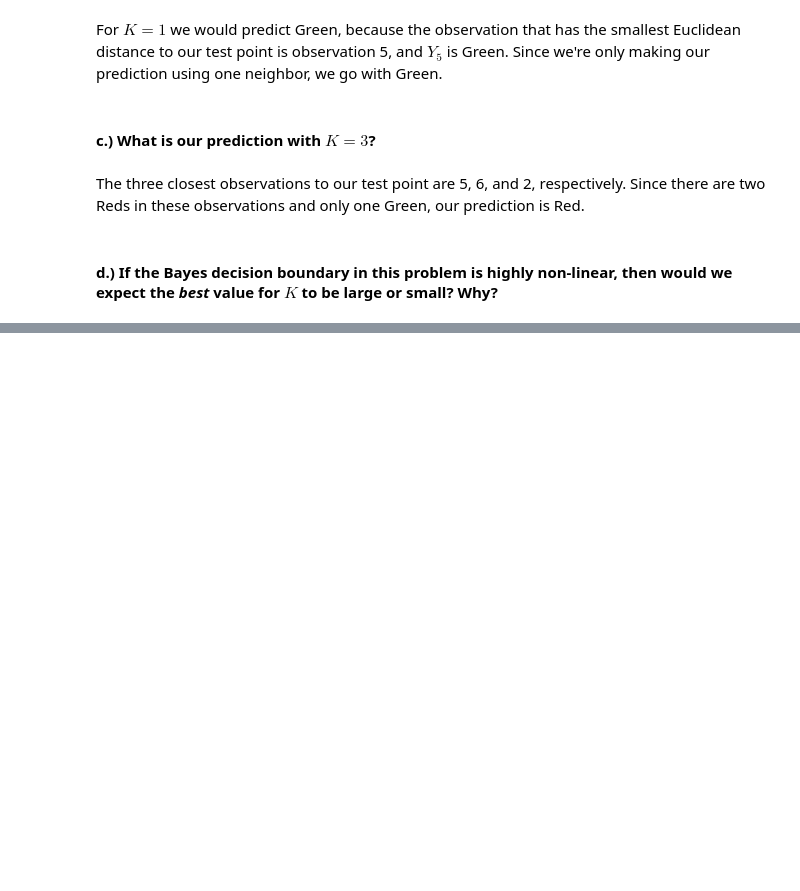
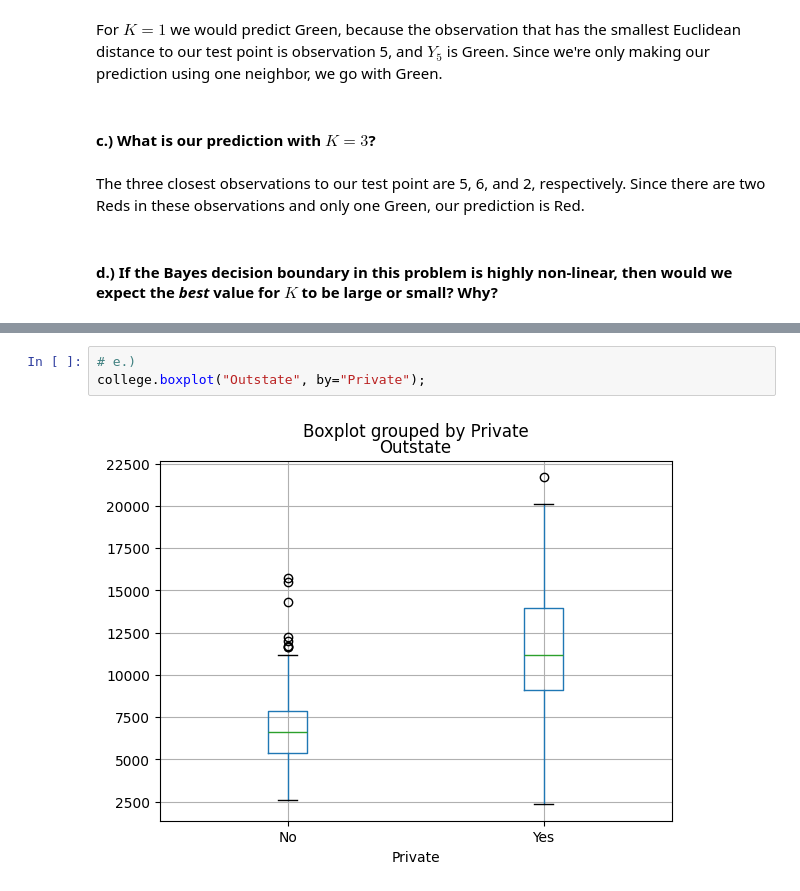
Before and after one commit to CRowland4/statistical_learning_python, a Jupyter notebook: Chapter_2/Exercises_Chapter_2.ipynb, the cells around one changed output, grey strips where cells are left out. Saved outputs shown, nothing was run; the diff lists cells and outputs as text; blank space fills up the shorter version.

```diff
--- a/Chapter_2/Exercises_Chapter_2.ipynb
+++ b/Chapter_2/Exercises_Chapter_2.ipynb
@@ -111,0 +208,5 @@ The three closest observations to our test point are 5, 6, and 2, respectively.
+# %%
+# e.)
+college.boxplot("Outstate", by="Private");
+# %% [output]
+[figure, added]
```
Also changed, not shown: parts of 13 cells of this notebook, 24 other files.
